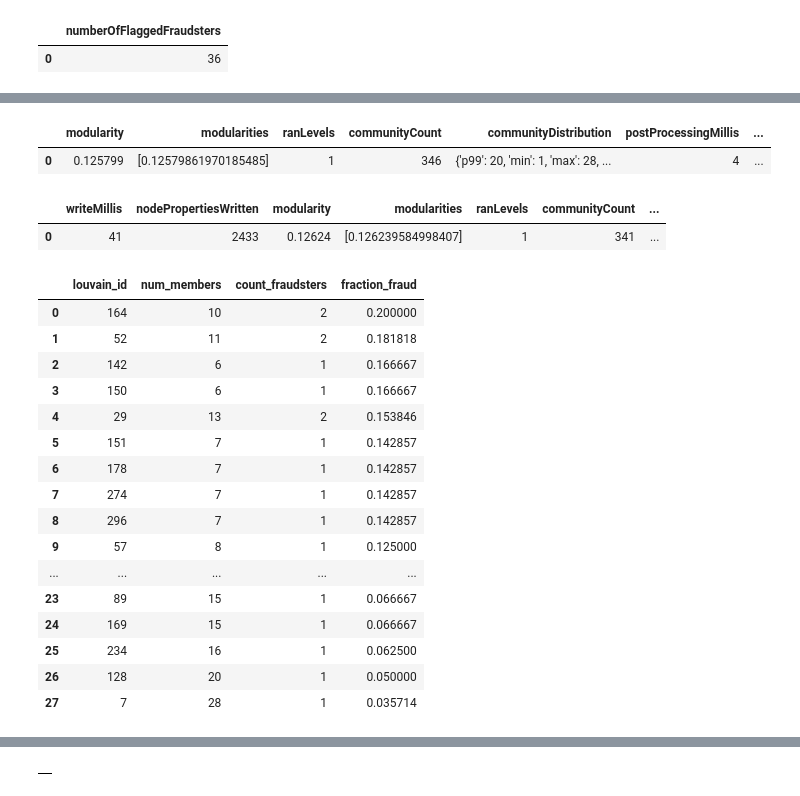
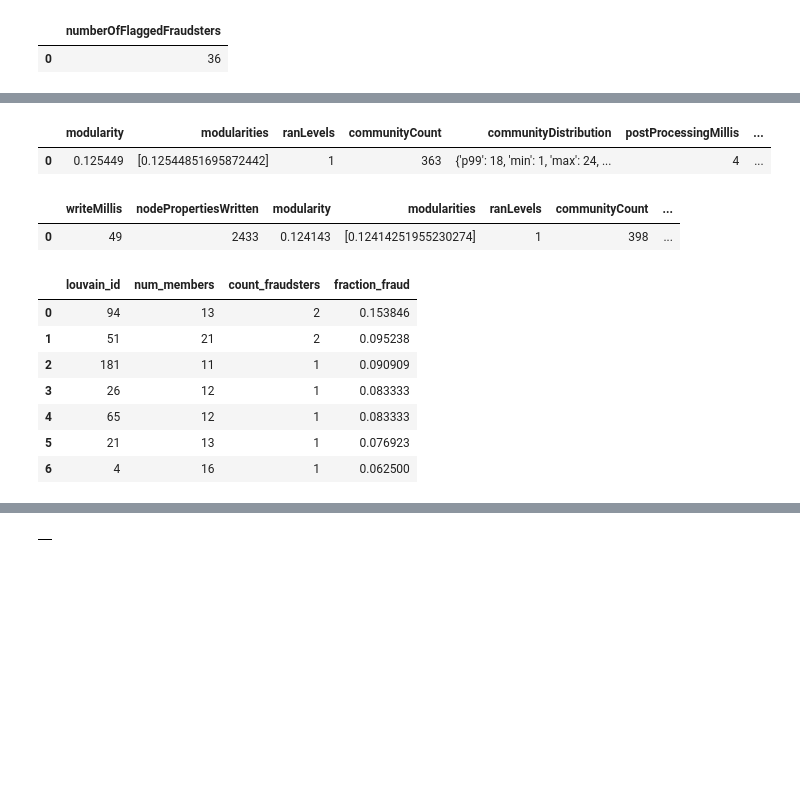
Before and after one commit to lqst/notebooks, a Jupyter notebook: paysim-demo.ipynb, the cells around one changed output, grey strips where cells are left out. Saved outputs shown, nothing was run; the diff lists cells and outputs as text; code cells hidden in the pictures; blank space fills up the shorter version.

```diff
--- a/paysim-demo.ipynb
+++ b/paysim-demo.ipynb
@@ -21,30 +21,3 @@ DB_NAME = os.getenv("PAYSIM_DB_NAME")
 DB_ENCRYPTED = False
 # %%
 driver = GraphDatabase.driver(DB_ULR, auth=(DB_USER, DB_PASS), encrypted=DB_ENCRYPTED)
-# %%
-# Show schema
-with driver.session(database = DB_NAME) as session:
-    result = session.read_transaction( lambda tx:
-        tx.run(
-        """
-        call db.schema.visualization()
-        """
-        ).data()
-    )
-    G = nx.MultiDiGraph()
-
-    nodes = list(result[0]['nodes'])
-    for node in nodes:
-        G.add_node(node['name'], labels=node['name'])
-
-    rels = list(result[0]['relationships'])
-    for rel in rels:
-        G.add_edge(rel[0]['name'], rel[2]['name'], key=rel[1], type=rel[1])
-
-    edge_labels = nx.get_edge_attributes(G,'type')
-    formatted_edge_labels = {(elem[0],elem[1]):edge_labels[elem] for elem in edge_labels}
-
-    fig=plt.figure()
-    pos = nx.spring_layout(G)
-    nx.draw(G, pos=pos, with_labels=True)
-    nx.draw_networkx_edge_labels(G,pos=pos, edge_labels=formatted_edge_labels )
@@ -166,7 +137,7 @@ with driver.session(database = DB_NAME) as session:
     display(df)
 # %% [output]
 |  | modularity | modularities | ranLevels | communityCount | communityDistribution | postProcessingMillis | ... |
-| 0 | 0.125799 | [0.12579861970185485] | 1 | 346 | {'p99': 20, 'min': 1, 'max': 28, ... | 4 | ... |
+| 0 | 0.125449 | [0.12544851695872442] | 1 | 363 | {'p99': 18, 'min': 1, 'max': 24, ... | 4 | ... |
 # %%
 # Save louvain results
 with driver.session(database = DB_NAME) as session:
@@ -186,43 +157,35 @@ with driver.session(database = DB_NAME) as session:
     display(df)
 # %% [output]
 |  | writeMillis | nodePropertiesWritten | modularity | modularities | ranLevels | communityCount | ... |
-| 0 | 41 | 2433 | 0.12624 | [0.126239584998407] | 1 | 341 | ... |
+| 0 | 49 | 2433 | 0.124143 | [0.12414251955230274] | 1 | 398 | ... |
 # %%
-# Find fraud rings ( louvain comminities)
+# Find fraudlent communities ( louvain )
 with driver.session(database = DB_NAME) as session:
     result = session.read_transaction( lambda tx:
         tx.run(
         """
         MATCH (c:Client)
         WITH DISTINCT(c.LouvainCommunity) as louvain_id, count(c) as num_members
-        WHERE num_members > 5
+        WHERE num_members > $cap
         WITH louvain_id, num_members
         MATCH (c:Client) WHERE c.is_fraudster=1 AND c.LouvainCommunity = louvain_id
         WITH louvain_id, num_members, count(c) AS count_fraudsters
         RETURN louvain_id, num_members,count_fraudsters, toFloat(count_fraudsters)/toFloat(num_members) AS fraction_fraud
         ORDER BY fraction_fraud DESC
-        """
+        """,
+        cap = 10
         ).data()
     )
     df = pd.DataFrame(result)
     display(df)
 # %% [output]
 |  | louvain_id | num_members | count_fraudsters | fraction_fraud |
-| 0 | 164 | 10 | 2 | 0.200000 |
-| 1 | 52 | 11 | 2 | 0.181818 |
-| 2 | 142 | 6 | 1 | 0.166667 |
-| 3 | 150 | 6 | 1 | 0.166667 |
-| 4 | 29 | 13 | 2 | 0.153846 |
-| 5 | 151 | 7 | 1 | 0.142857 |
-| 6 | 178 | 7 | 1 | 0.142857 |
-| 7 | 274 | 7 | 1 | 0.142857 |
-| 8 | 296 | 7 | 1 | 0.142857 |
-| 9 | 57 | 8 | 1 | 0.125000 |
-| ... | ... | ... | ... | ... |
-| 23 | 89 | 15 | 1 | 0.066667 |
-| 24 | 169 | 15 | 1 | 0.066667 |
-| 25 | 234 | 16 | 1 | 0.062500 |
-| 26 | 128 | 20 | 1 | 0.050000 |
-| 27 | 7 | 28 | 1 | 0.035714 |
+| 0 | 94 | 13 | 2 | 0.153846 |
+| 1 | 51 | 21 | 2 | 0.095238 |
+| 2 | 181 | 11 | 1 | 0.090909 |
+| 3 | 26 | 12 | 1 | 0.083333 |
+| 4 | 65 | 12 | 1 | 0.083333 |
+| 5 | 21 | 13 | 1 | 0.076923 |
+| 6 | 4 | 16 | 1 | 0.062500 |
 # %%
 %%html
```
Also changed, not shown: parts of 17 cells of this notebook.
